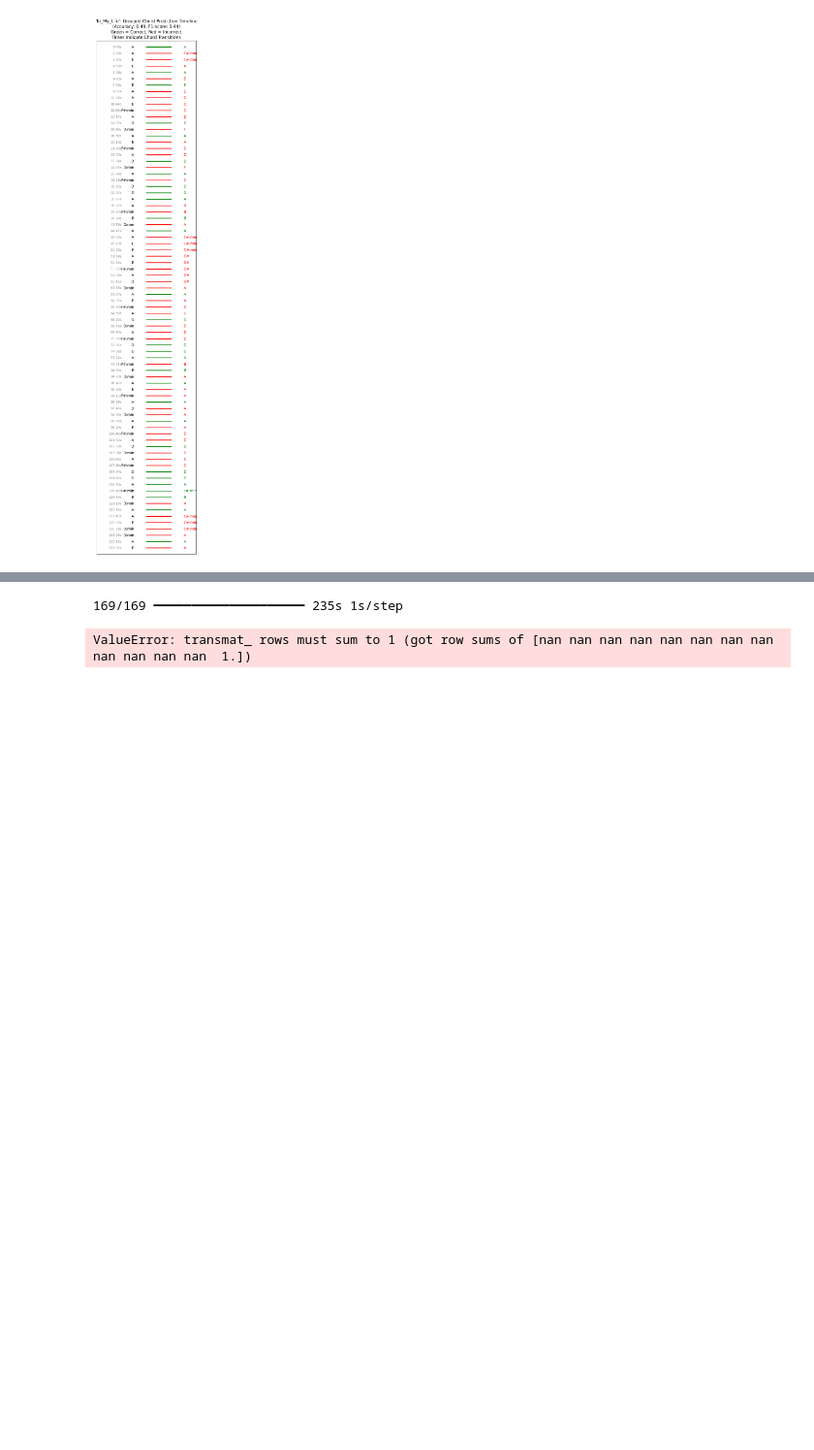
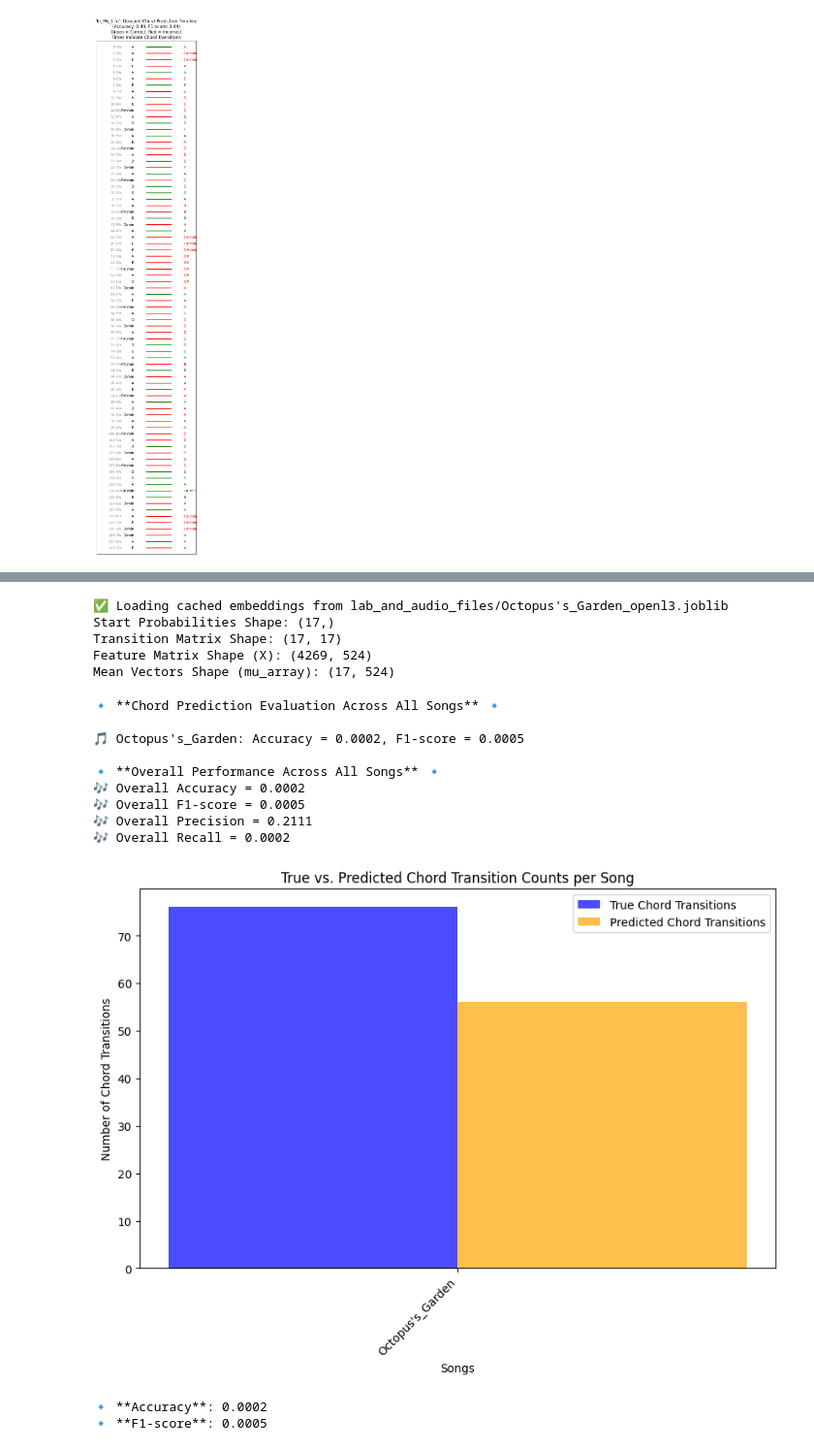
Before and after one commit to roybh1/chord-recognition-assignment, a Jupyter notebook: chord_prediction.ipynb, the cells around one changed output, grey strips where cells are left out. Shown at 97% size. Drawn from its saved outputs; the diff is of its cells as text; code cells hidden in the pictures; blank space fills up the shorter version.

```diff
--- a/chord_prediction.ipynb
+++ b/chord_prediction.ipynb
@@ -150,5 +150,5 @@ for file_name in os.listdir('lab_and_audio_files'):
         song_name = file_name[:-4]
         songs.append(song_name)
 
-h_markov_model, ix_2_chord = run_training_pipeline(songs[:1], remove_percussive=True, add_openl3=True)
+h_markov_model, ix_2_chord = run_training_pipeline(songs[:40], remove_percussive=True, add_openl3=True)
 # %% [output]
@@ -160,7 +164,23 @@ for song in songs[-10:]:
         h_markov_model, ix_2_chord, song, remove_percussive=True, pool_to_beats=False, add_openl3=True
     )
 # %% [output]
-169/169 ━━━━━━━━━━━━━━━━━━━━ 235s 1s/step
+✅ Loading cached embeddings from lab_and_audio_files/Octopus's_Garden_openl3.joblib
+Start Probabilities Shape: (17,)
+Transition Matrix Shape: (17, 17)
+Feature Matrix Shape (X): (4269, 524)
+Mean Vectors Shape (mu_array): (17, 524)
-ValueError: transmat_ rows must sum to 1 (got row sums of [nan nan nan nan nan nan nan nan nan nan nan nan  1.])
 # %%
-evaluate(results, "In_My_Life")
+evaluate(results, "in_my_life")
+# %% [output]
+🔹 **Chord Prediction Evaluation Across All Songs** 🔹
+
+🎵 Octopus's_Garden: Accuracy = 0.0002, F1-score = 0.0005
+
+🔹 **Overall Performance Across All Songs** 🔹
+🎶 Overall Accuracy = 0.0002
+🎶 Overall F1-score = 0.0005
+🎶 Overall Precision = 0.2111
+🎶 Overall Recall = 0.0002
+[figure, added]
+🔹 **Accuracy**: 0.0002
+🔹 **F1-score**: 0.0005
```
Also changed, not shown: parts of 3 cells of this notebook, 5 other files.
